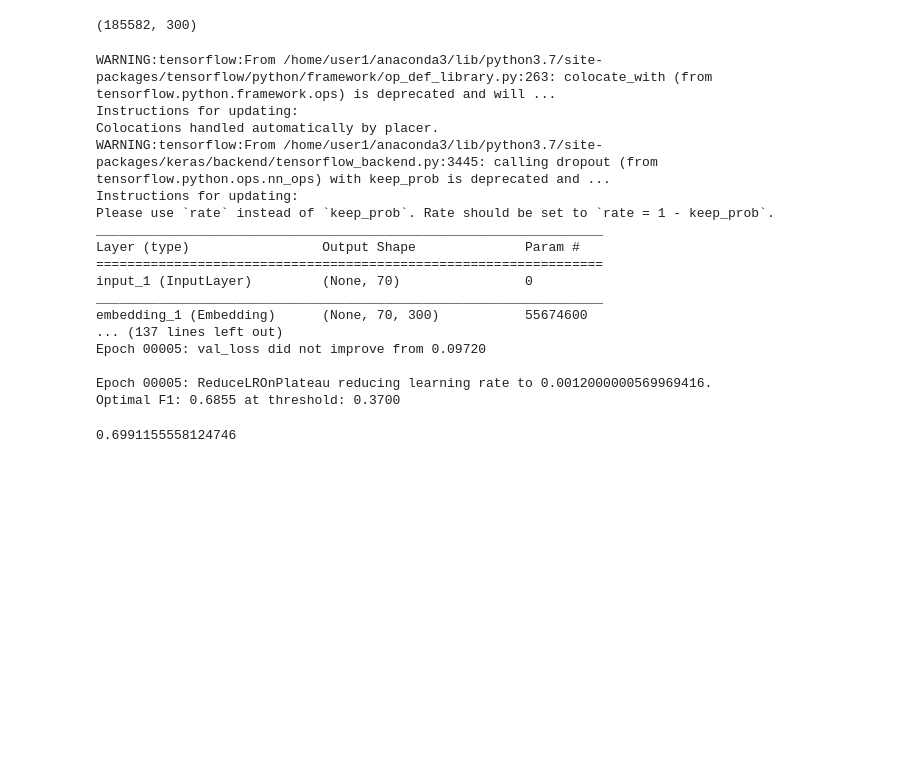
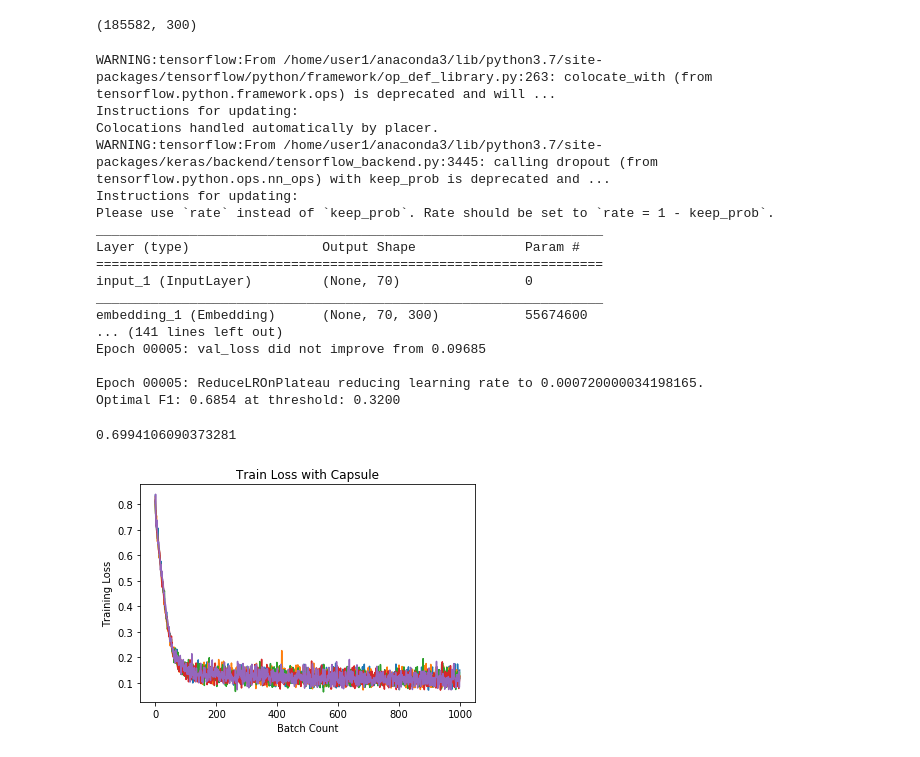
Before and after one commit to madhuhegde/CS221_Project, a Jupyter notebook: quora_LSTM_capsule.ipynb, the cells around one changed output. Cells and saved outputs as stored; diff of their text form; code cells hidden in the pictures; blank space fills up the shorter version.

Commit message:
add plots

```diff
--- a/quora_LSTM_capsule.ipynb
+++ b/quora_LSTM_capsule.ipynb
@@ -305,14 +305,17 @@ history = History()
 class_weights = [0.53290517, 80.97591407]
 kfold = StratifiedKFold(n_splits=5, random_state=10, shuffle=True)
 kfold_threshold = []
-filepath="./output/weights_kfold_3.h5"
+filepath="./output/weights_kfold.h5"
 y_test = np.zeros((X_test.shape[0], ))
+val_loss_array = []
+val_acc_array = []
+train_acc_array = []
+train_loss_array = []
 for i, (train_index, valid_index) in enumerate(kfold.split(X, Y)):
     X_train, X_val, Y_train, Y_val = X[train_index], X[valid_index], Y[train_index], Y[valid_index]
 
     chk_point = ModelCheckpoint(filepath, monitor='val_loss', verbose=2, save_best_only=True, mode='min')
     reduce_lr = ReduceLROnPlateau(monitor='val_loss', factor=0.6, patience=1, min_lr=0.0001, verbose=2)
-    #early_stop = EarlyStopping(monitor='val_loss', min_delta=0.0001, patience=2, verbose=2, mode='auto')
     callbacks = [chk_point, reduce_lr, history]
     model = model_final()
     if i == 0:
@@ -320,12 +323,16 @@ for i, (train_index, valid_index) in enumerate(kfold.split(X, Y)):
     model.fit(X_train, Y_train, batch_size=512, epochs=5, validation_data=(X_val, Y_val), verbose=2,
               class_weight=class_weights, callbacks=callbacks,
              )
+    val_loss_array.append(history.val_loss)
+    val_acc_array.append(history.val_acc)
+    train_loss_array.append(history.train_loss)
+    train_acc_array.append(history.train_acc)
+
     model.load_weights(filepath)
     y_pred = model.predict([X_val], batch_size=1024, verbose=2)
     y_test += np.squeeze(model.predict([X_test], batch_size=1024, verbose=2))/5
 
     #select the threshold that maximizes y_pred
-    #f1, threshold = f1_smart(np.squeeze(Y_val), np.squeeze(y_pred))
     f1, threshold = f1_opt_thresh(np.squeeze(Y_val), np.squeeze(y_pred))
     print('Optimal F1: {:.4f} at threshold: {:.4f}'.format(f1, threshold))
     kfold_threshold.append(threshold)
@@ -342,11 +349,11 @@ Layer (type)                 Output Shape              Param #
 input_1 (InputLayer)         (None, 70)                0
 _________________________________________________________________
 embedding_1 (Embedding)      (None, 70, 300)           55674600
-... (137 lines left out)
-Epoch 00005: val_loss did not improve from 0.09720
+... (141 lines left out)
+Epoch 00005: val_loss did not improve from 0.09685
 
-Epoch 00005: ReduceLROnPlateau reducing learning rate to 0.0012000000569969416.
-Optimal F1: 0.6855 at threshold: 0.3700
+Epoch 00005: ReduceLROnPlateau reducing learning rate to 0.000720000034198165.
+Optimal F1: 0.6854 at threshold: 0.3200
 # %%
 y_test = y_test.reshape((-1, 1))
 avg_threshold = np.mean(kfold_threshold)
@@ -354,4 +361,4 @@ pred_test_y = (y_test>avg_threshold).astype(int)
 f1_score = metrics.f1_score(Y_test, pred_test_y)
 print(f1_score)
 # %% [output]
-0.6991155558124746
+0.6994106090373281
@@ -357,0 +368,14 @@ print(f1_score)
+# %%
+import matplotlib.pyplot as plt
+x = range(len(history.train_loss))
+%matplotlib inline
+fig = plt.figure()
+plt.title('Train Loss with Capsule')
+plt.xlabel('Batch Count')
+plt.ylabel('Training Loss')
+plt.plot(x[0:1000], train_loss_array[0][0:1000], x[0:1000], train_loss_array[1][0:1000],x[0:1000], train_loss_array[2][0:1000], x[0:1000], train_loss_array[3][0:1000], x[0:1000], train_loss_array[4][0:1000])
+#plt.plot(x, history.val_acc)
+plt.show()
+fig.savefig('capsule_train_loss')
+# %% [output]
+[figure, added]
```
Also changed, not shown: parts of 12 cells of this notebook.
